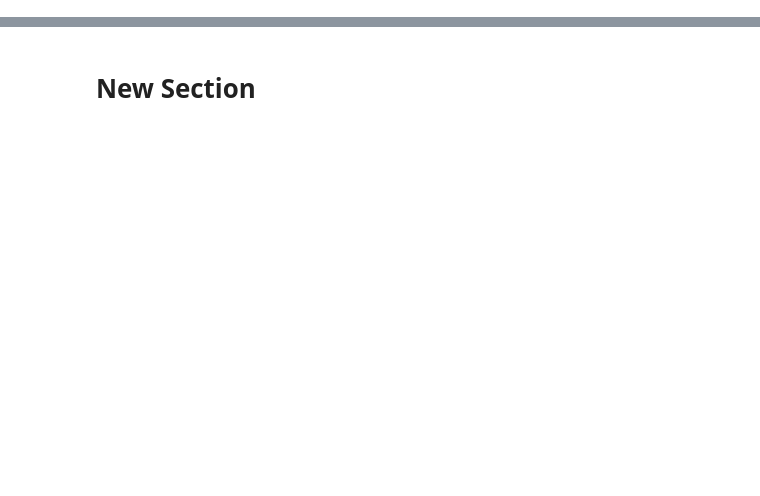
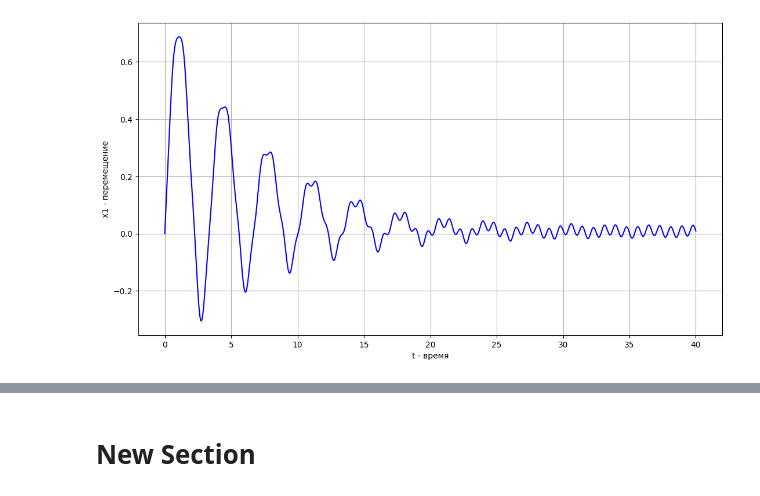
Before and after one commit to TAUforPython/nonlinear_phasepicture, a Jupyter notebook: вынужденное_движение_нелинейных_систем.ipynb, the cells around one changed output, grey strips where cells are left out. Cells and saved outputs as stored; diff of their text form; code cells hidden in the pictures; blank space fills up the shorter version.

```diff
--- a/вынужденное_движение_нелинейных_систем.ipynb
+++ b/вынужденное_движение_нелинейных_систем.ipynb
@@ -39,6 +39,17 @@ def drawPhasePortrait(args, deltaX, deltaDX, startX, stopX, startDX, stopDX, ts,
     plt.ylabel('dx/dt = $x_2$')
     plt.grid()
     plt.show()
+# %%
+sol = calcODE(args, y0 = 0, dy0 = 1, ts = 40, nt = 2000)
+t = np.linspace(0, 40, 2000)
+plt.figure(figsize=(13,7))
+plt.xlabel('t - время')
+plt.ylabel('x1 - перемещение')
+plt.plot(t, sol[:, 0], 'b')
+plt.grid()
+plt.show()
+# %% [output]
+[figure, added]
 # %%
 #задаем параметры системы и начальные условия
 b = 0.25
```
Also changed, not shown: parts of 4 cells of this notebook.
